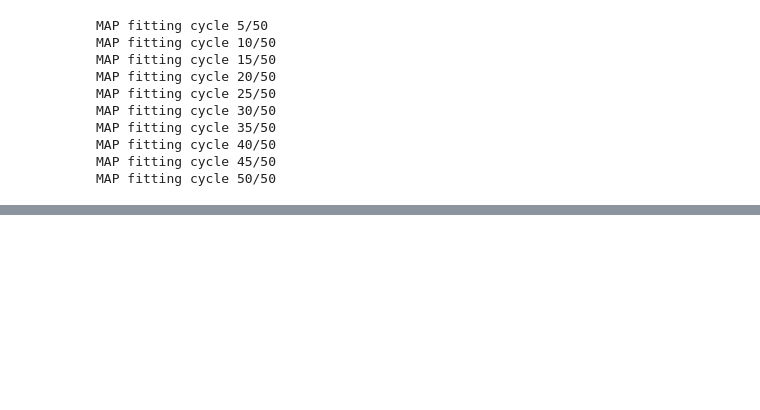
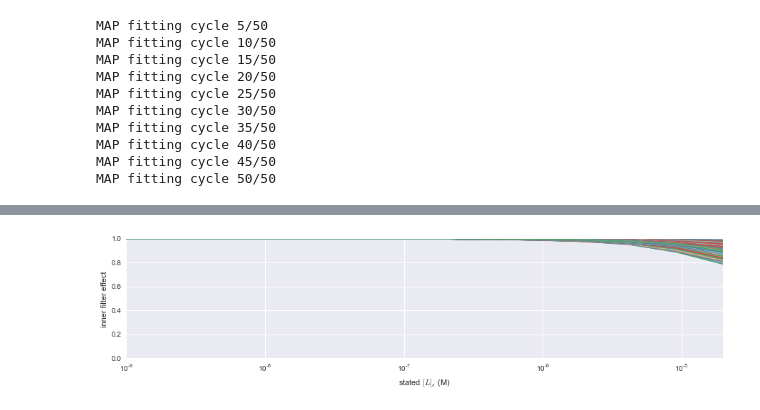
Before and after one commit to choderalab/assaytools, a Jupyter notebook: examples/fitting-icontrol-xml-fluorescence-assay/fitting-fluorescence-titration-assay.ipynb, the cells around one changed output, grey strips where cells are left out. Drawn from its saved outputs; the diff is of its cells as text; code cells hidden in the pictures; blank space fills up the shorter version.

```diff
--- a/examples/fitting-icontrol-xml-fluorescence-assay/fitting-fluorescence-titration-assay.ipynb
+++ b/examples/fitting-icontrol-xml-fluorescence-assay/fitting-fluorescence-titration-assay.ipynb
@@ -251,13 +281,15 @@ plt.title('histogram of ligand extinction coefficient $\epsilon$');
 # %%
 # Plot inner filter effect
 plt.rcParams['figure.figsize'] = [15, 3]
 plt.clf();
 plt.hold(True)
-path_length = well_volume * 1000 / well_area # cm, needed for inner filter effect corrections
+path_length = assay_volume * 1000 / well_area # cm, needed for inner filter effect corrections
 for (Ltrue, epsilon) in zip(mcmc.Ltrue.trace(), mcmc.epsilon.trace()):
     IF = np.exp(-epsilon*path_length*Ltrue[:])
     plt.semilogx(Lstated, IF, '-')
 plt.hold(False)
 plt.xlabel('stated $[L]_s$ (M)');
 plt.ylabel('inner filter effect');
 plt.axis([Lstated.min(), Lstated.max(), 0, 1]);
+# %% [output]
+[figure, added]
```
Also changed, not shown: parts of 19 cells of this notebook, 2 other files.
